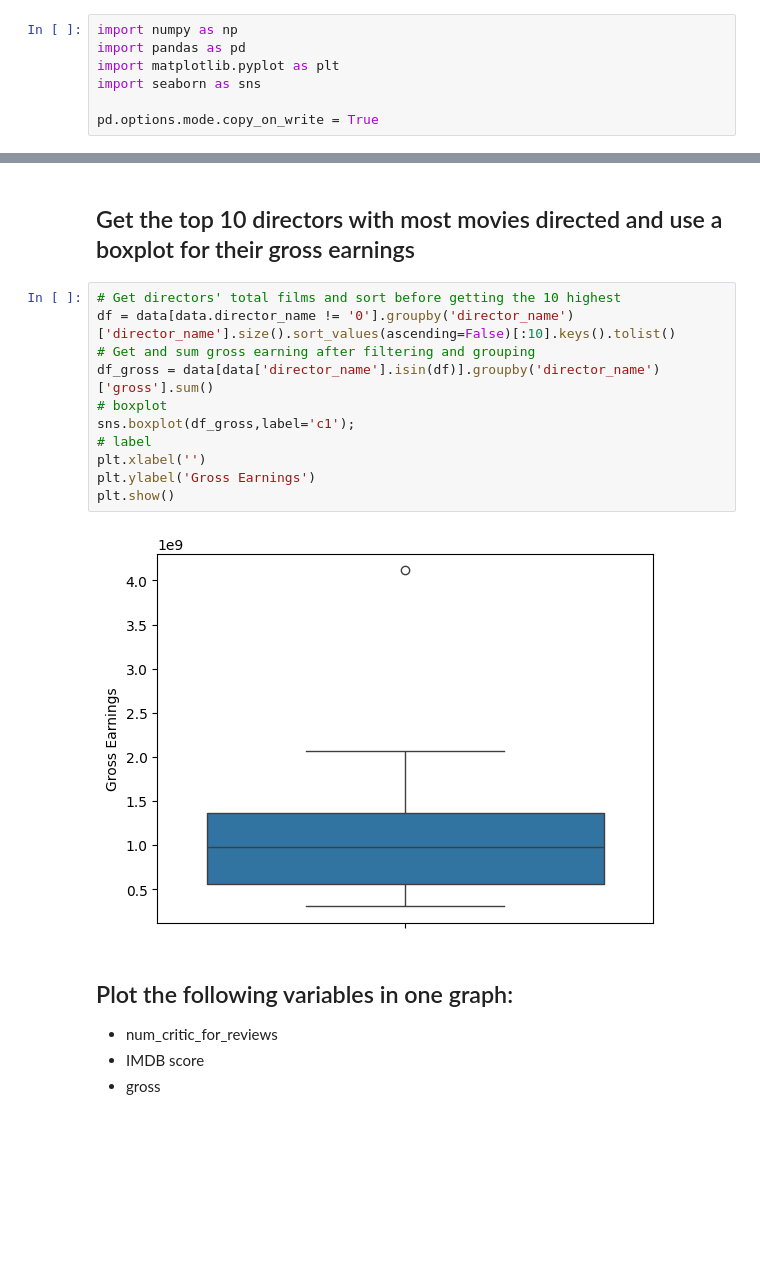
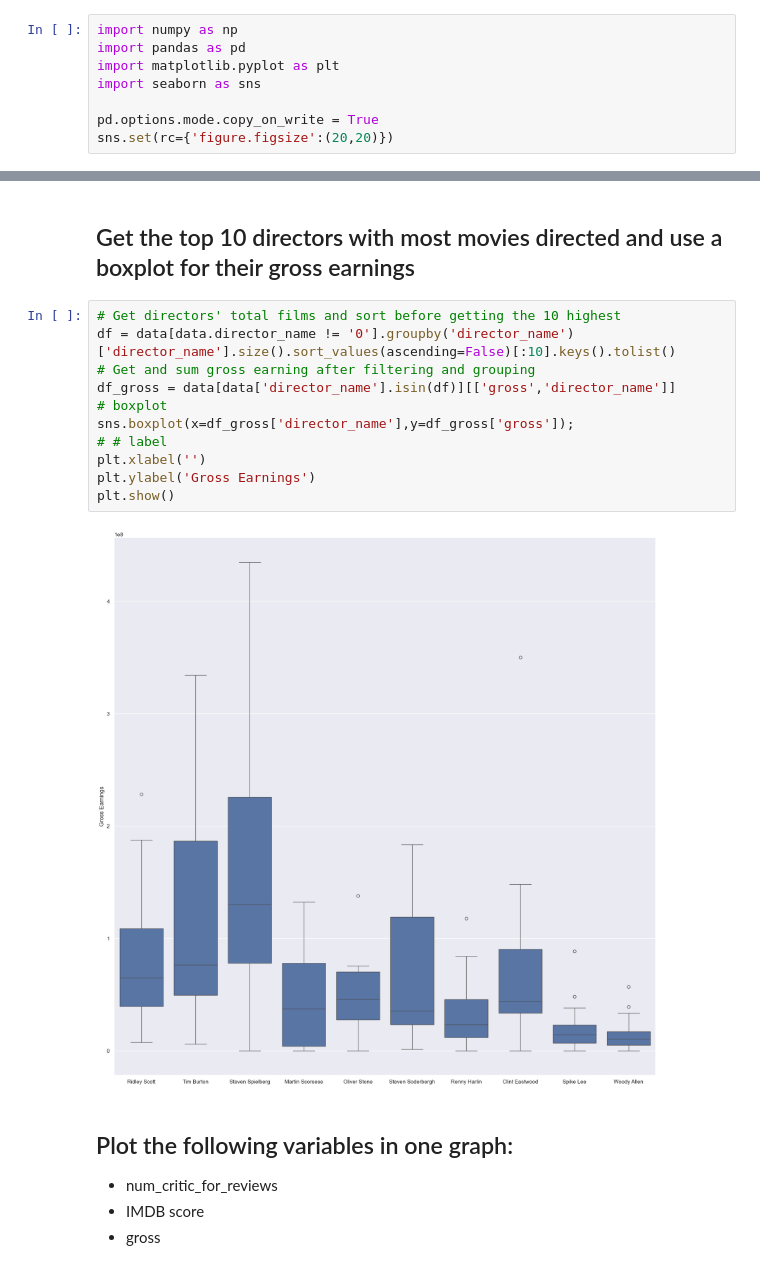
Before and after one commit to CarlJorenzGimeno/CMSC-197, a Jupyter notebook: Assignment1/[hw2].ipynb, the cells around one changed output, grey strips where cells are left out. Cells and saved outputs as stored; diff of their text form; blank space fills up the shorter version.

```diff
--- a/Assignment1/[hw2].ipynb
+++ b/Assignment1/[hw2].ipynb
@@ -13,6 +13,7 @@ import matplotlib.pyplot as plt
 import seaborn as sns
 
 pd.options.mode.copy_on_write = True
+sns.set(rc={'figure.figsize':(20,20)})
 # %%
 # %matplotlib inline
 # %%
@@ -29,16 +30,16 @@ data.head(2)
 # %%
 # Get directors' total films and sort before getting the 10 highest
 df = data[data.director_name != '0'].groupby('director_name')['director_name'].size().sort_values(ascending=False)[:10].keys().tolist()
 # Get and sum gross earning after filtering and grouping
-df_gross = data[data['director_name'].isin(df)].groupby('director_name')['gross'].sum()
+df_gross = data[data['director_name'].isin(df)][['gross','director_name']]
 # boxplot
-sns.boxplot(df_gross,label='c1');
-# label
+sns.boxplot(x=df_gross['director_name'],y=df_gross['gross']);
+# # label
 plt.xlabel('')
 plt.ylabel('Gross Earnings')
 plt.show()
 # %% [output]
-[figure, old version]
+[figure, new version]
 # %% [markdown]
 ## Plot the following variables in one graph:
 
```
Also changed, not shown: parts of 2 cells of this notebook.
